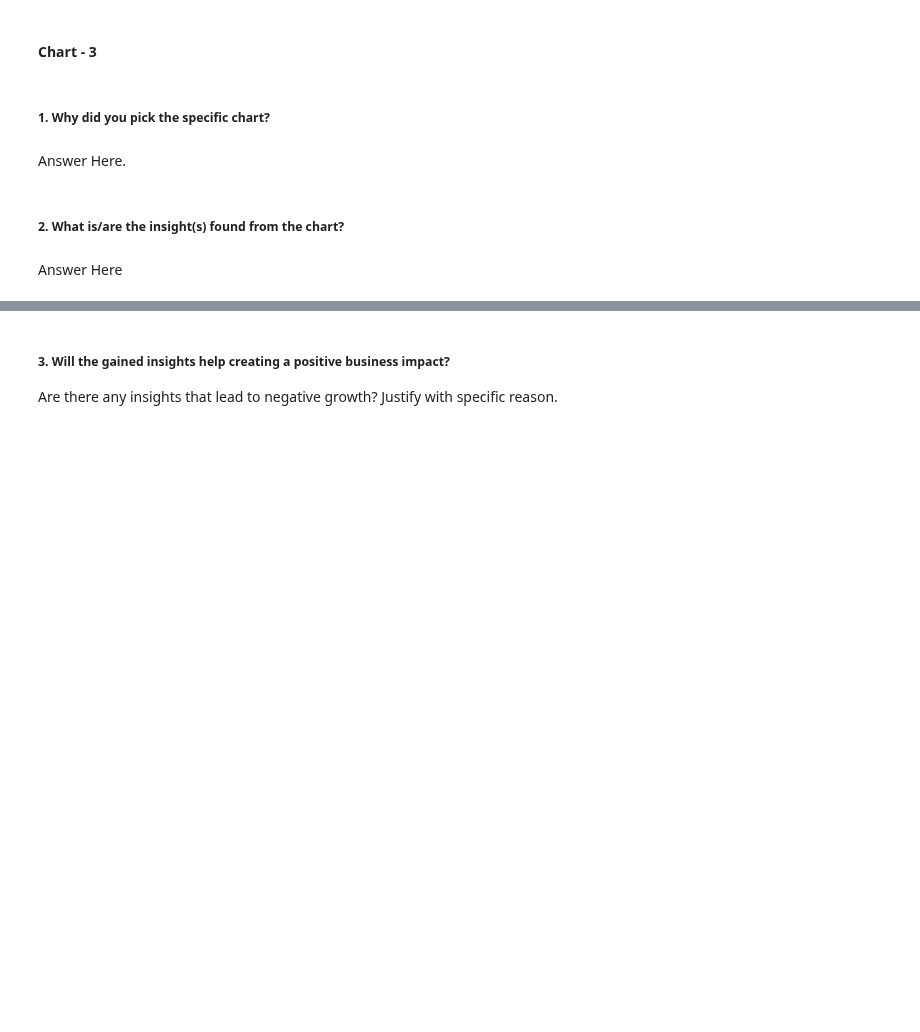
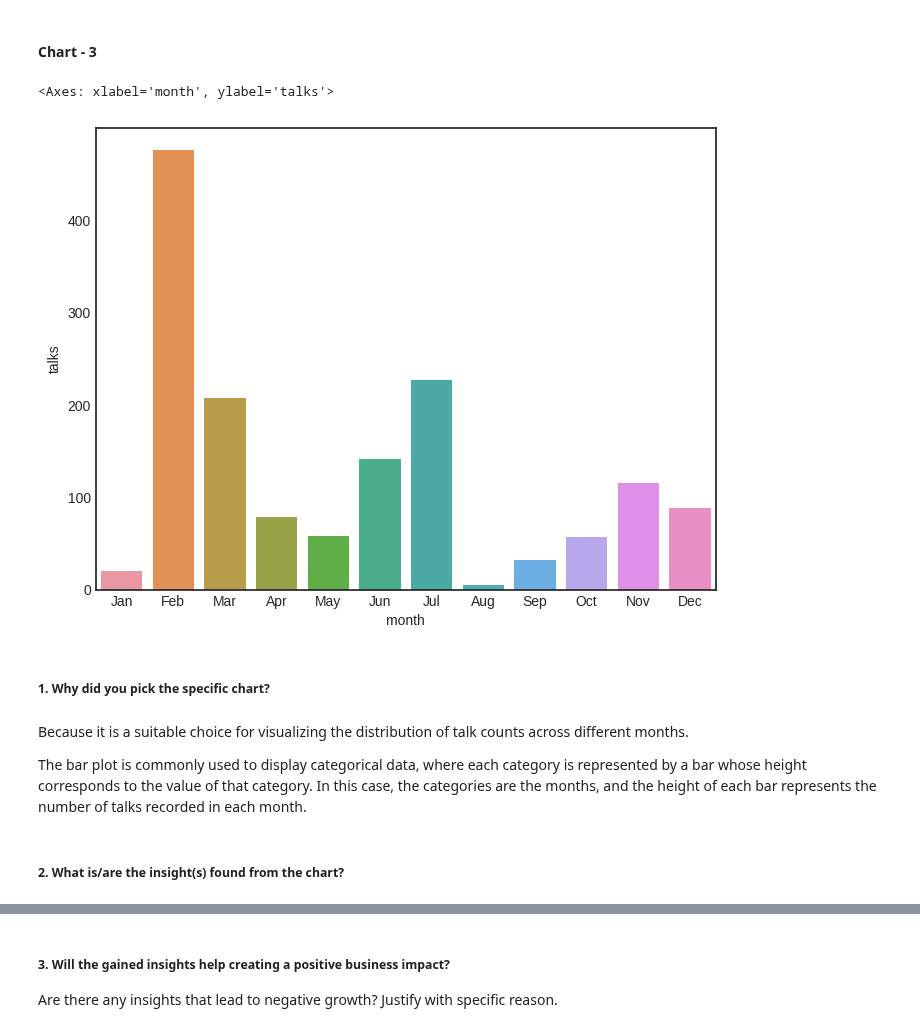
Before and after one commit to shubhamrai1318/TED_Talk_Views_Prediction, a Jupyter notebook: TED_Talk_Views_Prediction.ipynb, the cells around one changed output, grey strips where cells are left out. Saved outputs shown, nothing was run; the diff lists cells and outputs as text; code cells hidden in the pictures; blank space fills up the shorter version.

Commit message:
Data Visualization (chart-3) completed

```diff
--- a/TED_Talk_Views_Prediction.ipynb
+++ b/TED_Talk_Views_Prediction.ipynb
@@ -429,7 +429,7 @@ transcript        0
 dtype: int64
 # %%
 # change data-types of columns
-df = df.astype({'comments':'int32', 'views':'int32', 'duration':'int32', 'talk_id':'int32'})
+df = df.astype({'comments':'int32', 'views':'int32', 'duration':'int32'})
 df['recorded_date']= pd.to_datetime(df['recorded_date'])
 df['published_date']= pd.to_datetime(df['published_date'])
 
@@ -635,8 +633,24 @@ Consumer Insights:
+# %%
+# Chart - 3 visualization code
+
+# Extracting month and day from recorded date
+month_order = ['Jan', 'Feb', 'Mar', 'Apr', 'May', 'Jun', 'Jul', 'Aug', 'Sep', 'Oct', 'Nov', 'Dec']
+day_order = ['Mon', 'Tue', 'Wed', 'Thu', 'Fri', 'Sat', 'Sun']
+
+df['month'] = df['recorded_date'].dt.month.apply(lambda x: month_order[x - 1])
+month_df = pd.DataFrame(df['month'].value_counts()).reset_index()
+
+month_df.columns = ['month', 'talks']
+plt.figure(figsize = (8,6))
+sns.barplot(x='month', y='talks', data=month_df, order=month_order)
+# %% [output]
+<Axes: xlabel='month', ylabel='talks'>
+[figure, added]
 # %% [markdown]
 ##### 1. Why did you pick the specific chart?
-# %% [markdown]
-Answer Here.
+# %% [markdown]
+Because it is a suitable choice for visualizing the distribution of talk counts across different months.
+
+The bar plot is commonly used to display categorical data, where each category is represented by a bar whose height corresponds to the value of that category. In this case, the categories are the months, and the height of each bar represents the number of talks recorded in each month.
 # %% [markdown]
 ##### 2. What is/are the insight(s) found from the chart?
-# %% [markdown]
-Answer Here
```
Also changed, not shown: parts of 8 cells of this notebook.
